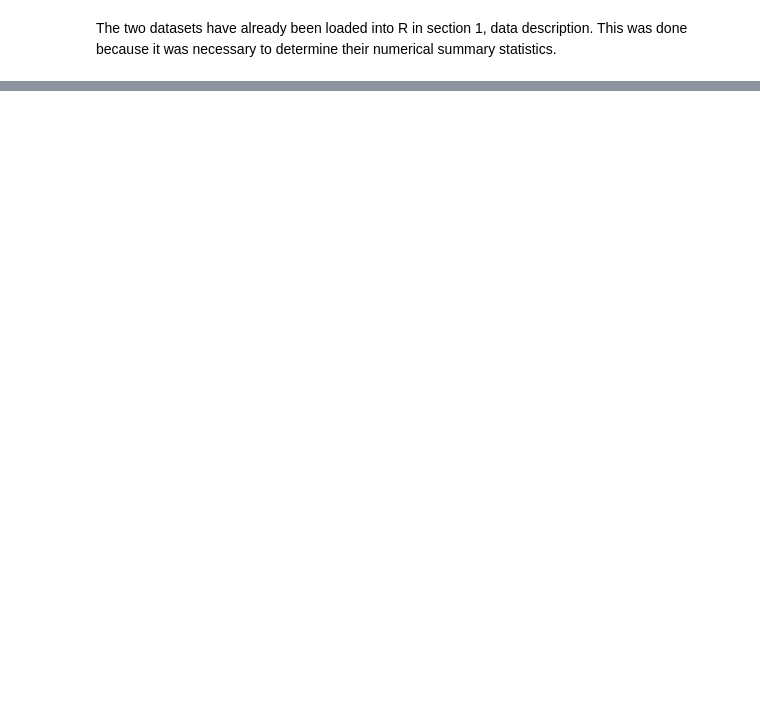
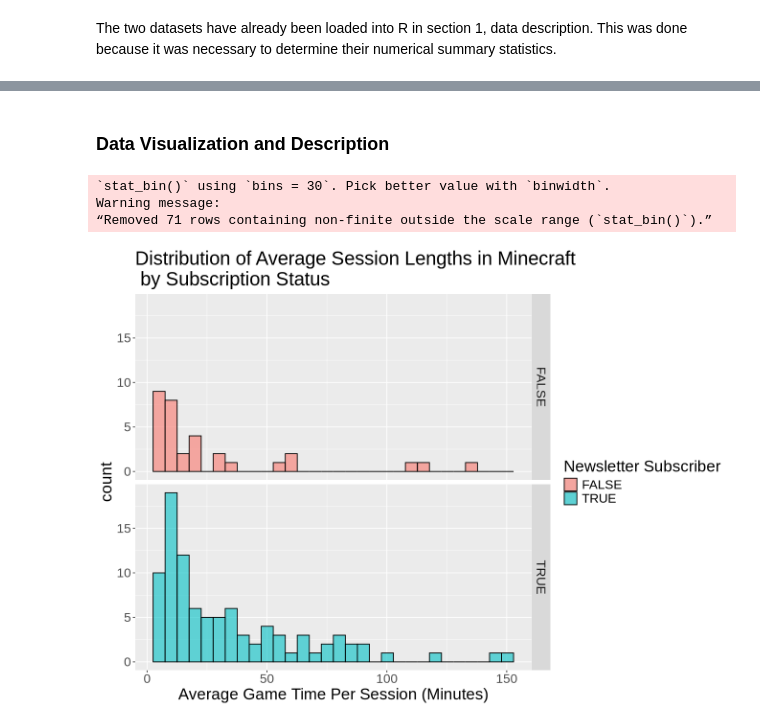
Before and after one commit to vckytn22/DSCI-100-004-27-Individual-Planning-Stage-Vicky-Tan, a Jupyter notebook: individual_planning_stage_97847115.ipynb, the cells around one changed output, grey strips where cells are left out. Cells and saved outputs as stored; diff of their text form; code cells hidden in the pictures; blank space fills up the shorter version.

```diff
--- a/individual_planning_stage_97847115.ipynb
+++ b/individual_planning_stage_97847115.ipynb
@@ -276,0 +286,18 @@ A tibble: 6 × 4
+# %% [markdown]
+### Data Visualization and Description
+# %%
+options(repr.plot.width = 11, repr.plot.height = 8)
+
+session_histogram <- subscription_data |>
+    ggplot(aes(x = average_session_length, fill = subscribe)) +
+    geom_histogram(alpha = 0.6, position = "identity", colour = "black") +
+    facet_grid(rows = vars(subscribe)) +
+    labs(x = "Average Game Time Per Session (Minutes)", fill = "Newsletter Subscriber") +
+    ggtitle("Distribution of Average Session Lengths in Minecraft \n by Subscription Status") +
+    theme(text = element_text(size=20))
+session_histogram
+# %% [output]
+`stat_bin()` using `bins = 30`. Pick better value with `binwidth`.
+Warning message:
+“Removed 71 rows containing non-finite outside the scale range (`stat_bin()`).”
+[figure, added]
```
Also changed, not shown: parts of 13 cells of this notebook.
